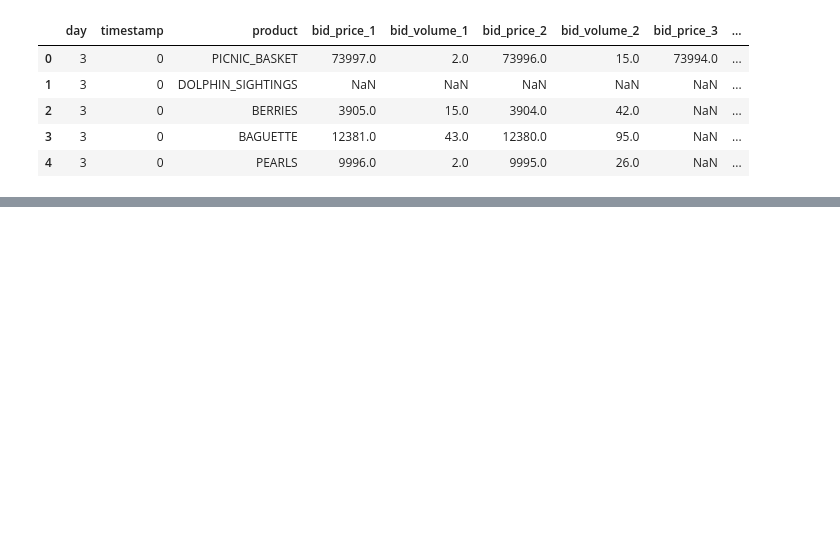
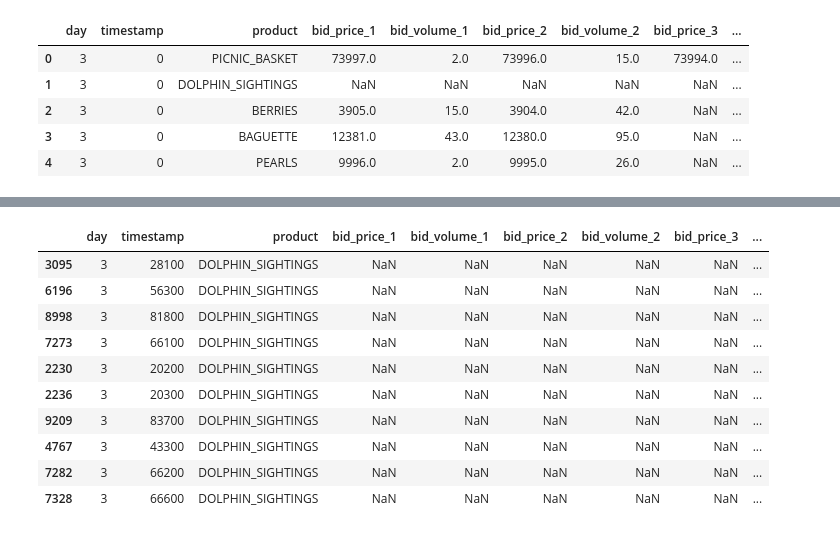
Before and after one commit to adiv413/dmvs-finest-imc, a Jupyter notebook: Round 4/dolphin analysis/dolphin_analysis.ipynb, the cells around one changed output, grey strips where cells are left out. Saved outputs shown, nothing was run; the diff lists cells and outputs as text; code cells hidden in the pictures; blank space fills up the shorter version.

```diff
--- a/Round 4/dolphin analysis/dolphin_analysis.ipynb
+++ b/Round 4/dolphin analysis/dolphin_analysis.ipynb
@@ -22,3 +22,5 @@ divingGear = df[df["product"] == "DIVING_GEAR"]
 #add a column in dolphin sightings called delta that is the change in mid_price
 dolphinSightings["delta"] = dolphinSightings["mid_price"].diff()
 dolphinSightings["absDelta"] = dolphinSightings["delta"].abs()
+deltaSorted = dolphinSightings.copy()
+deltaSorted = deltaSorted.sort_values(by="absDelta", ascending=False)
@@ -24,0 +38,14 @@ dolphinSightings["absDelta"] = dolphinSightings["delta"].abs()
+# %%
+deltaSorted.head(10)
+# %% [output]
+|  | day | timestamp | product | bid_price_1 | bid_volume_1 | bid_price_2 | bid_volume_2 | bid_price_3 | ... |
+| 3095 | 3 | 28100 | DOLPHIN_SIGHTINGS | NaN | NaN | NaN | NaN | NaN | ... |
+| 6196 | 3 | 56300 | DOLPHIN_SIGHTINGS | NaN | NaN | NaN | NaN | NaN | ... |
+| 8998 | 3 | 81800 | DOLPHIN_SIGHTINGS | NaN | NaN | NaN | NaN | NaN | ... |
+| 7273 | 3 | 66100 | DOLPHIN_SIGHTINGS | NaN | NaN | NaN | NaN | NaN | ... |
+| 2230 | 3 | 20200 | DOLPHIN_SIGHTINGS | NaN | NaN | NaN | NaN | NaN | ... |
+| 2236 | 3 | 20300 | DOLPHIN_SIGHTINGS | NaN | NaN | NaN | NaN | NaN | ... |
+| 9209 | 3 | 83700 | DOLPHIN_SIGHTINGS | NaN | NaN | NaN | NaN | NaN | ... |
+| 4767 | 3 | 43300 | DOLPHIN_SIGHTINGS | NaN | NaN | NaN | NaN | NaN | ... |
+| 7282 | 3 | 66200 | DOLPHIN_SIGHTINGS | NaN | NaN | NaN | NaN | NaN | ... |
+| 7328 | 3 | 66600 | DOLPHIN_SIGHTINGS | NaN | NaN | NaN | NaN | NaN | ... |
```
Also changed, not shown: parts of 4 cells of this notebook, 1 other file.
